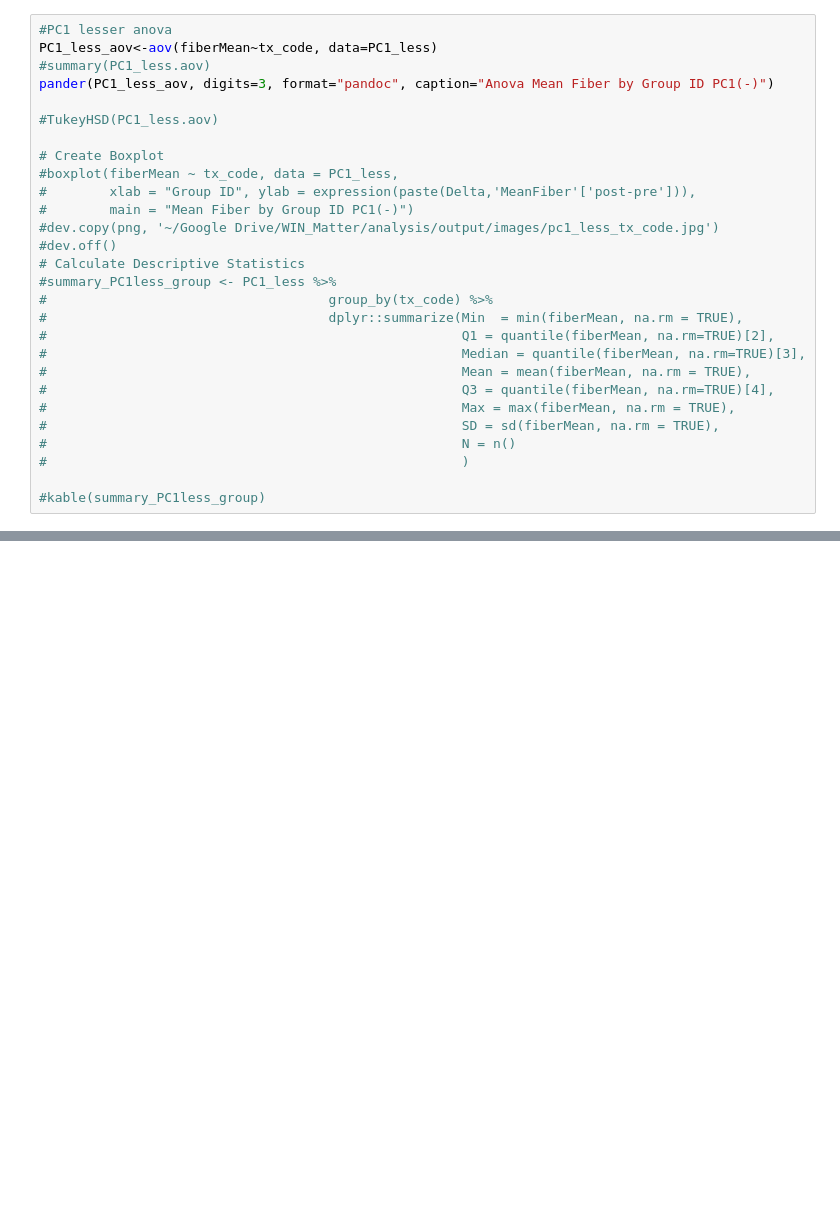
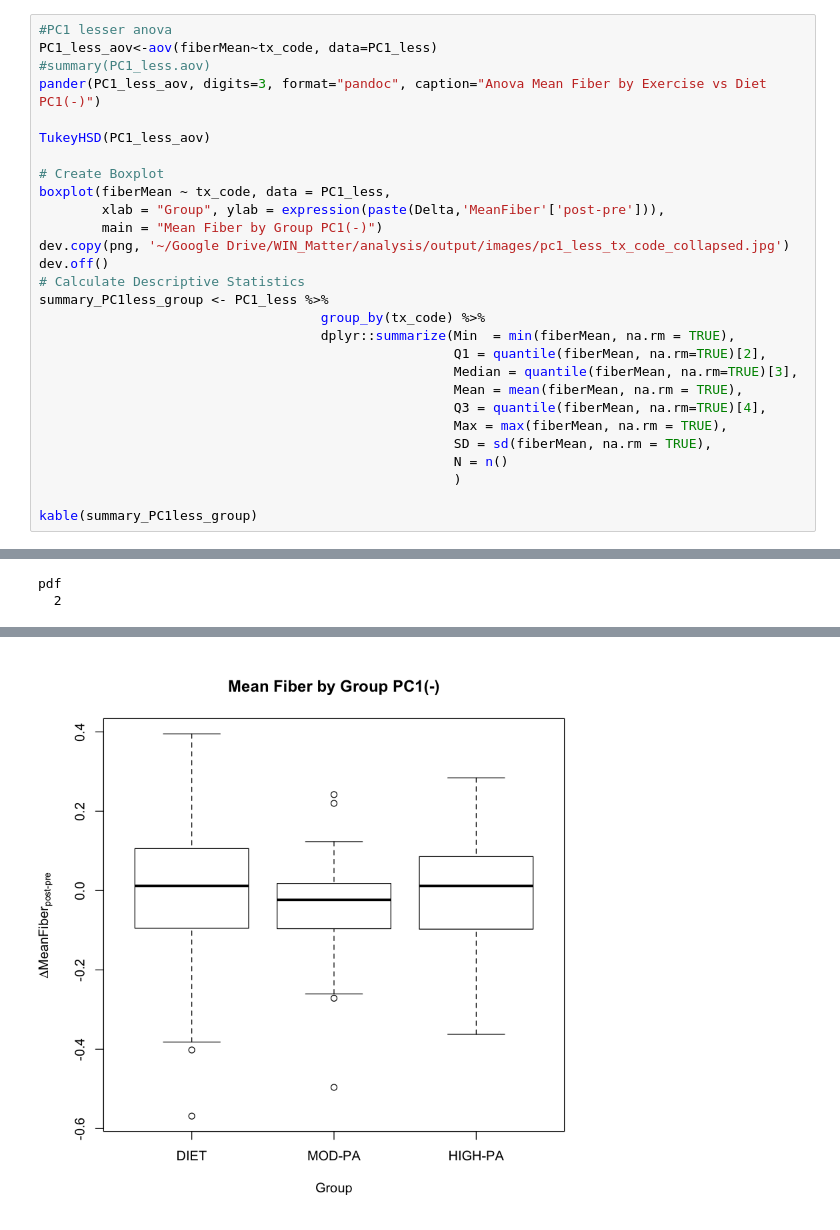
Before and after one commit to CoAxLab/WIN_Matter, a Jupyter notebook: analysis/code/fiberMean_tx_code_aov.ipynb, the cells around one changed output, grey strips where cells are left out. Cells and saved outputs as stored; diff of their text form; blank space fills up the shorter version.

```diff
--- a/analysis/code/fiberMean_tx_code_aov.ipynb
+++ b/analysis/code/fiberMean_tx_code_aov.ipynb
@@ -47,30 +58,30 @@ cols(
 #PC1 lesser anova
 PC1_less_aov<-aov(fiberMean~tx_code, data=PC1_less)
 #summary(PC1_less.aov)
-pander(PC1_less_aov, digits=3, format="pandoc", caption="Anova Mean Fiber by Group ID PC1(-)")
+pander(PC1_less_aov, digits=3, format="pandoc", caption="Anova Mean Fiber by Exercise vs Diet PC1(-)")
 
-#TukeyHSD(PC1_less.aov)
+TukeyHSD(PC1_less_aov)
 
 # Create Boxplot
-#boxplot(fiberMean ~ tx_code, data = PC1_less,
-#        xlab = "Group ID", ylab = expression(paste(Delta,'MeanFiber'['post-pre'])),
-#        main = "Mean Fiber by Group ID PC1(-)")
-#dev.copy(png, '~/Google Drive/WIN_Matter/analysis/output/images/pc1_less_tx_code.jpg')
-#dev.off()
+boxplot(fiberMean ~ tx_code, data = PC1_less,
+        xlab = "Group", ylab = expression(paste(Delta,'MeanFiber'['post-pre'])),
+        main = "Mean Fiber by Group PC1(-)")
+dev.copy(png, '~/Google Drive/WIN_Matter/analysis/output/images/pc1_less_tx_code_collapsed.jpg')
+dev.off()
 # Calculate Descriptive Statistics
-#summary_PC1less_group <- PC1_less %>%
-#                                    group_by(tx_code) %>%
-#                                    dplyr::summarize(Min  = min(fiberMean, na.rm = TRUE),
-#                                                     Q1 = quantile(fiberMean, na.rm=TRUE)[2],
-#                                                     Median = quantile(fiberMean, na.rm=TRUE)[3],
-#                                                     Mean = mean(fiberMean, na.rm = TRUE),
-#                                                     Q3 = quantile(fiberMean, na.rm=TRUE)[4],
-#                                                     Max = max(fiberMean, na.rm = TRUE),
-#                                                     SD = sd(fiberMean, na.rm = TRUE),
-#                                                     N = n()
-#                                                     )
+summary_PC1less_group <- PC1_less %>%
+                                    group_by(tx_code) %>%
+                                    dplyr::summarize(Min  = min(fiberMean, na.rm = TRUE),
+                                                     Q1 = quantile(fiberMean, na.rm=TRUE)[2],
+                                                     Median = quantile(fiberMean, na.rm=TRUE)[3],
+                                                     Mean = mean(fiberMean, na.rm = TRUE),
+                                                     Q3 = quantile(fiberMean, na.rm=TRUE)[4],
+                                                     Max = max(fiberMean, na.rm = TRUE),
+                                                     SD = sd(fiberMean, na.rm = TRUE),
+                                                     N = n()
+                                                     )
 
-#kable(summary_PC1less_group)
+kable(summary_PC1less_group)
 # %% [output]
 |    &nbsp;     | Df | Sum Sq | Mean Sq | F value | Pr(>F) |
 |:-------------:|:--:|:------:|:-------:|:-------:|:------:|
@@ -80,0 +104,2 @@ Table: Anova Mean Fiber by Group ID PC1(-)
+pdf
+  2
@@ -81,3 +112,4 @@ Table: Anova Mean Fiber by Group ID PC1(-)
+[figure, added]
 # %%
 #PC1 greater anova
 PC1_great.aov<-aov(fiberMean~tx_code, data=PC1_great)
```
Also changed, not shown: parts of 7 cells of this notebook, 14 other files.
